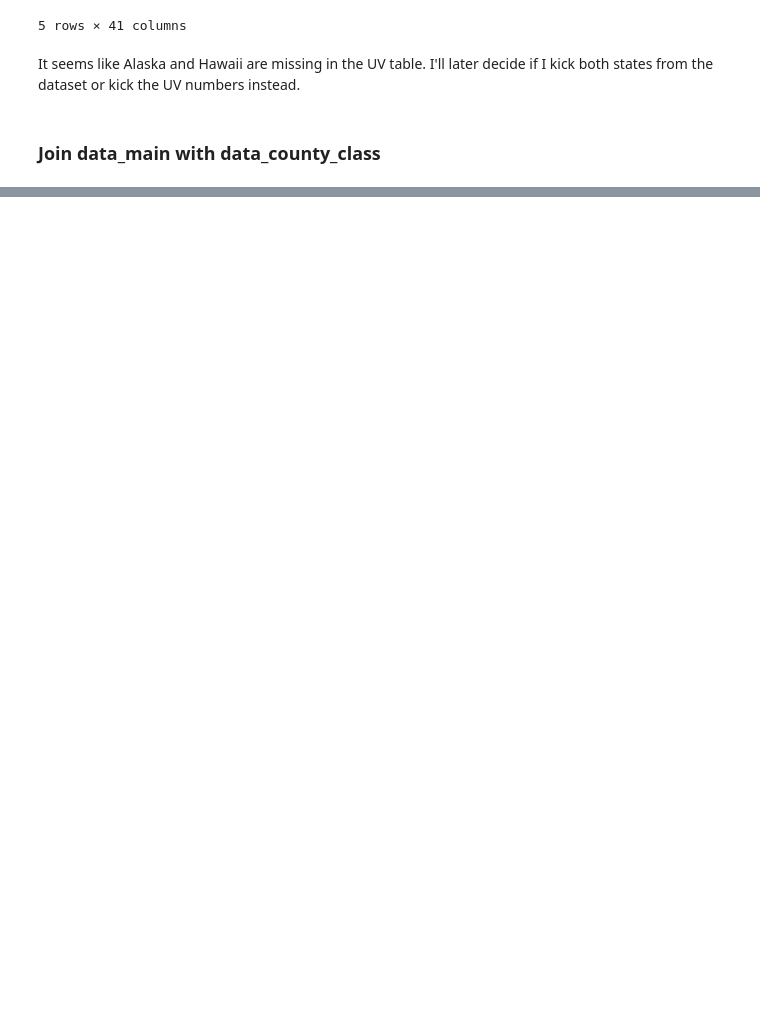
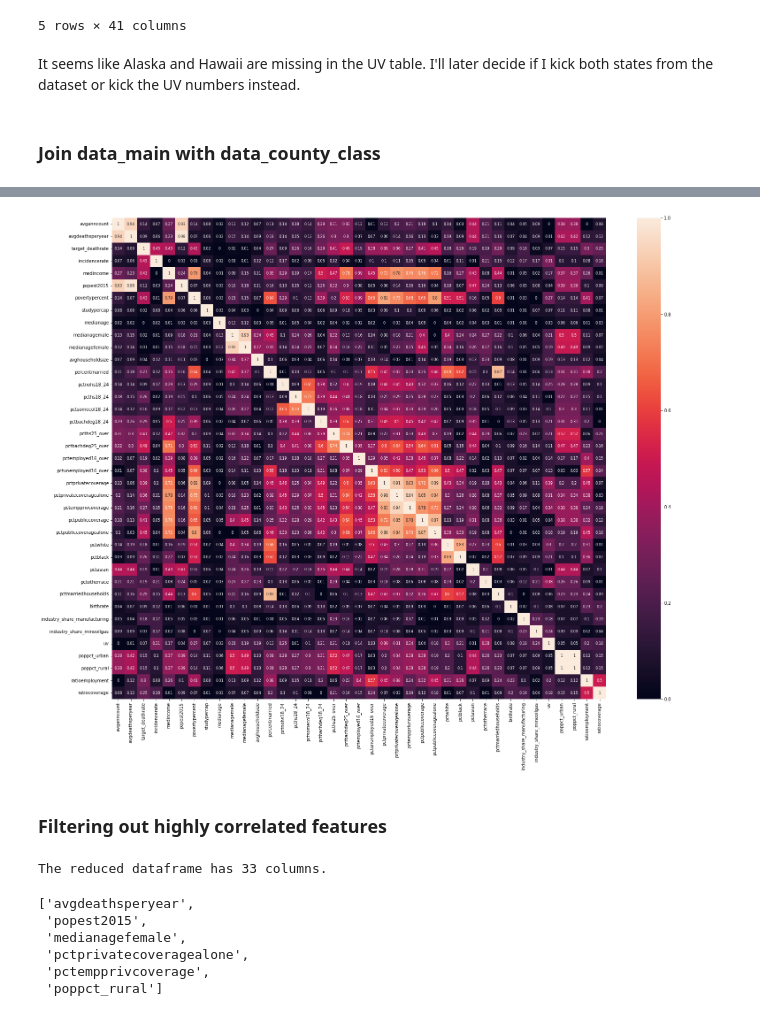
Before and after one commit to TobHeg/Mid-Term-Project, a Jupyter notebook: mid-term-project.ipynb, the cells around one changed output, grey strips where cells are left out. Drawn from its saved outputs; the diff is of its cells as text; code cells hidden in the pictures; blank space fills up the shorter version.

```diff
--- a/mid-term-project.ipynb
+++ b/mid-term-project.ipynb
@@ -522,0 +545,4 @@ match_list
+# %%
+# Create a statewide ratio between both variables
+data_main['ratiocoverage'] = data_main.groupby('state')['pctprivatecoveragealone'].transform('mean')/data_main.groupby('state')['pctempprivcoverage'].transform('mean')
+data_main['ratiocoverage']
@@ -522,0 +562,3 @@ match_list
+# %%
+# Fill the missing values with the product of pctempprivcoverage & ratiocoverage
+data_main['pctprivatecoveragealone'] = data_main['pctprivatecoveragealone'].fillna(data_main['pctempprivcoverage'] * data_main['ratiocoverage'])
@@ -522,0 +692,3 @@ match_list
+# %%
+# Move numericals to dedicated dataframe
+numerical = data_main.select_dtypes('number')
@@ -522,0 +747,4 @@ match_list
+# %%
+# calculate new Dataframe with correllation factors
+corr_df = numerical.corr().abs()
+corr_df
@@ -522,0 +770,28 @@ match_list
+# %%
+# Plot correlation heatmap
+fig = plt.figure(figsize = (25,20))
+ax = sns.heatmap(corr_df.round(2), annot=True, annot_kws={"size": 8})
+# %% [output]
+[figure, added]
+# %% [markdown]
+### Filtering out highly correlated features
+# %%
+# Select upper traingular
+upper_tri = corr_df.where(np.triu(np.ones(corr_df.shape),k=1).astype(np.bool_))
+# Save highly correlating features r>0.9 in the list to_drop
+to_drop = [column for column in upper_tri.columns if any(upper_tri[column] > 0.90)]
+# Drop the features from the to_drop list and create a reduced DataFrame
+reduced_df = numerical.drop(numerical[to_drop], axis=1)
+
+print("The reduced dataframe has {} columns.".format(reduced_df.shape[1]))
+# %% [output]
+The reduced dataframe has 33 columns.
+# %%
+to_drop
+# %% [output]
+['avgdeathsperyear',
+ 'popest2015',
+ 'medianagefemale',
+ 'pctprivatecoveragealone',
+ 'pctempprivcoverage',
+ 'poppct_rural']
```
Also changed, not shown: parts of 212 cells of this notebook, 10 other files.
